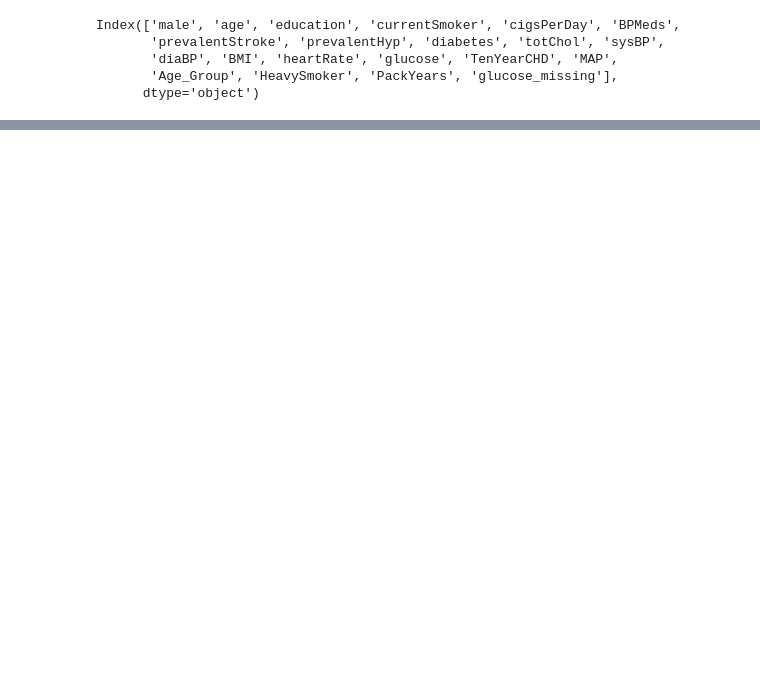
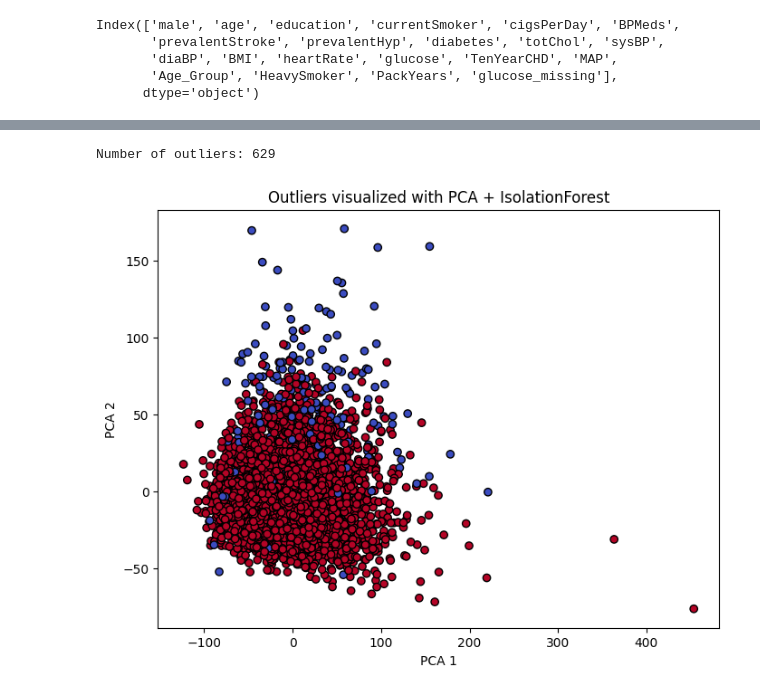
Before and after one commit to YOUSEF-ysfxjo/ml-cs-stats-interpretability-, a Jupyter notebook: notebooks/01-eda.ipynb, the cells around one changed output, grey strips where cells are left out. Cells and saved outputs as stored; diff of their text form; code cells hidden in the pictures; blank space fills up the shorter version.

```diff
--- a/notebooks/01-eda.ipynb
+++ b/notebooks/01-eda.ipynb
@@ -335,3 +269,29 @@ Percentage of observations detected as outliers: 14.83%
+# %%
+outlier_count = (data['outlier_IF'] == 0).sum()
+print(f"Number of outliers: {outlier_count}")
+# %% [output]
+Number of outliers: 629
+# %%
+from sklearn.decomposition import PCA
+
+pca = PCA(n_components=2)
+X_pca = pca.fit_transform(X)
+
+outlier_colors = data.loc[X.index, 'outlier_IF']
+
+plt.figure(figsize=(8,6))
+plt.scatter(
+    X_pca[:,0], X_pca[:,1],
+    c=outlier_colors,
+    cmap='coolwarm', edgecolor='k'
+)
+
+plt.xlabel("PCA 1")
+plt.ylabel("PCA 2")
+plt.title("Outliers visualized with PCA + IsolationForest")
+plt.show()
+# %% [output]
+[figure, added]
 # %%
 outlier_flags = pd.DataFrame(index=data.index)
 
```
Also changed, not shown: parts of 39 cells of this notebook, 9 other files.
